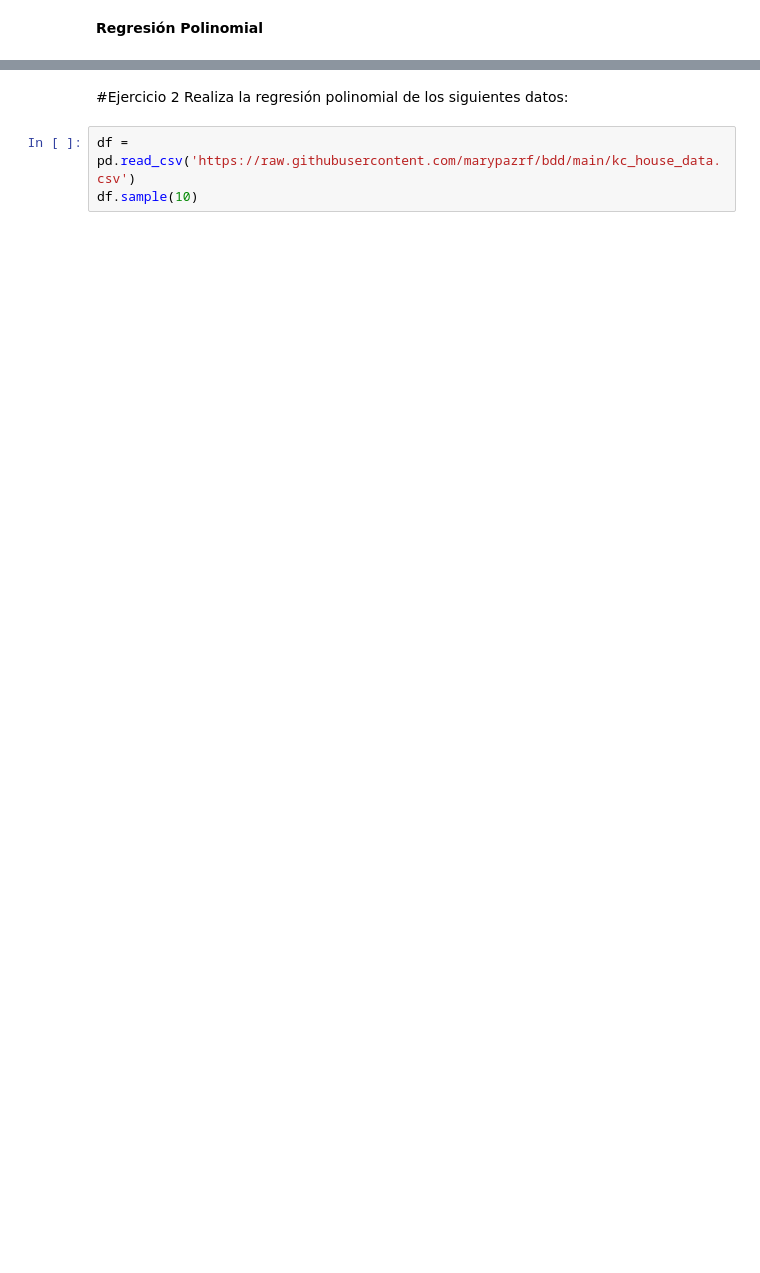
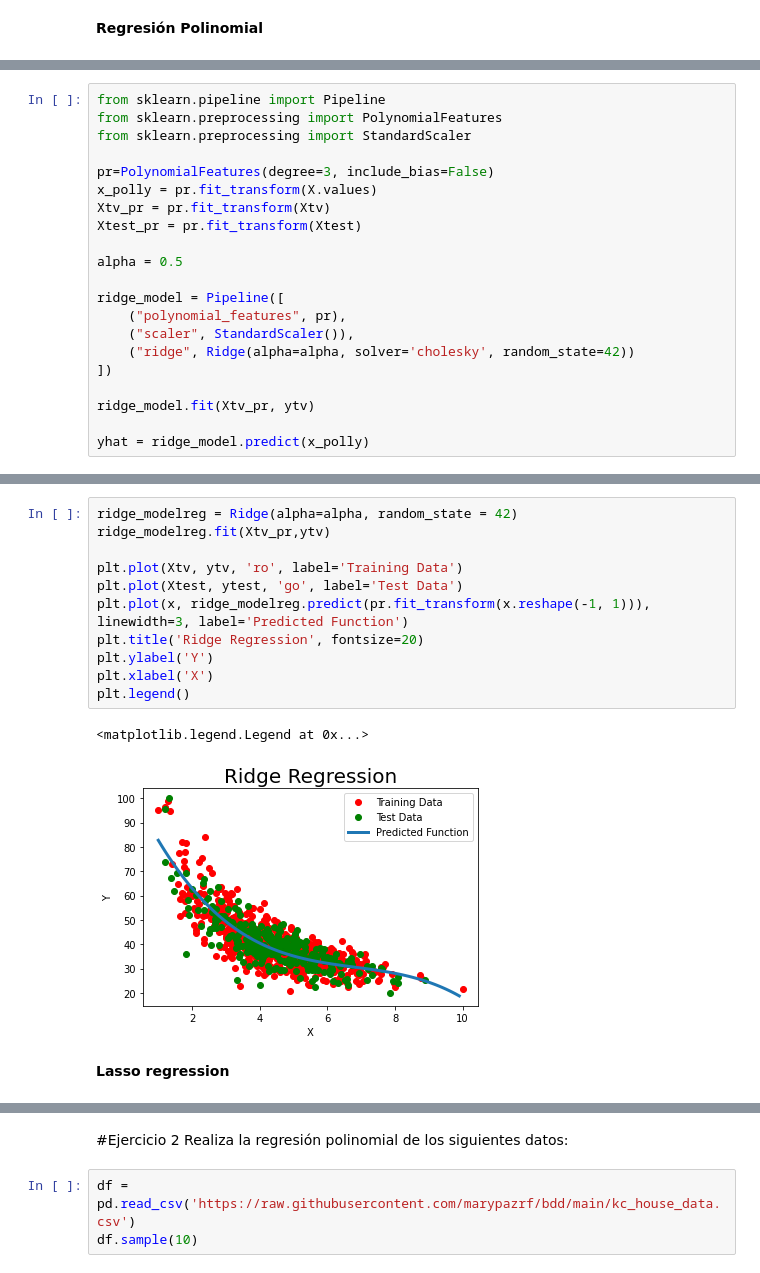
Before and after one commit to PosgradoMNA/actividades-de-aprendizaje-SinaiAvalos, a Jupyter notebook: Actividad Semanal--7.ipynb, the cells around one changed output, grey strips where cells are left out. Cells and saved outputs as stored; diff of their text form; blank space fills up the shorter version.

```diff
--- a/Actividad Semanal--7.ipynb
+++ b/Actividad Semanal--7.ipynb
@@ -430,0 +445,21 @@ plt.legend()
+# %%
+from sklearn.pipeline import Pipeline
+from sklearn.preprocessing import PolynomialFeatures
+from sklearn.preprocessing import StandardScaler
+
+pr=PolynomialFeatures(degree=3, include_bias=False)
+x_polly = pr.fit_transform(X.values)
+Xtv_pr = pr.fit_transform(Xtv)
+Xtest_pr = pr.fit_transform(Xtest)
+
+alpha = 0.5
+
+ridge_model = Pipeline([
+    ("polynomial_features", pr),
+    ("scaler", StandardScaler()),
+    ("ridge", Ridge(alpha=alpha, solver='cholesky', random_state=42))
+])
+
+ridge_model.fit(Xtv_pr, ytv)
+
+yhat = ridge_model.predict(x_polly)
@@ -430,0 +495,16 @@ plt.legend()
+# %%
+ridge_modelreg = Ridge(alpha=alpha, random_state = 42)
+ridge_modelreg.fit(Xtv_pr,ytv)
+
+plt.plot(Xtv, ytv, 'ro', label='Training Data')
+plt.plot(Xtest, ytest, 'go', label='Test Data')
+plt.plot(x, ridge_modelreg.predict(pr.fit_transform(x.reshape(-1, 1))), linewidth=3, label='Predicted Function')
+plt.title('Ridge Regression', fontsize=20)
+plt.ylabel('Y')
+plt.xlabel('X')
+plt.legend()
+# %% [output]
+<matplotlib.legend.Legend at 0x...>
+[figure, added]
+# %% [markdown]
+**Lasso regression**
```
Also changed, not shown: parts of 18 cells of this notebook.
